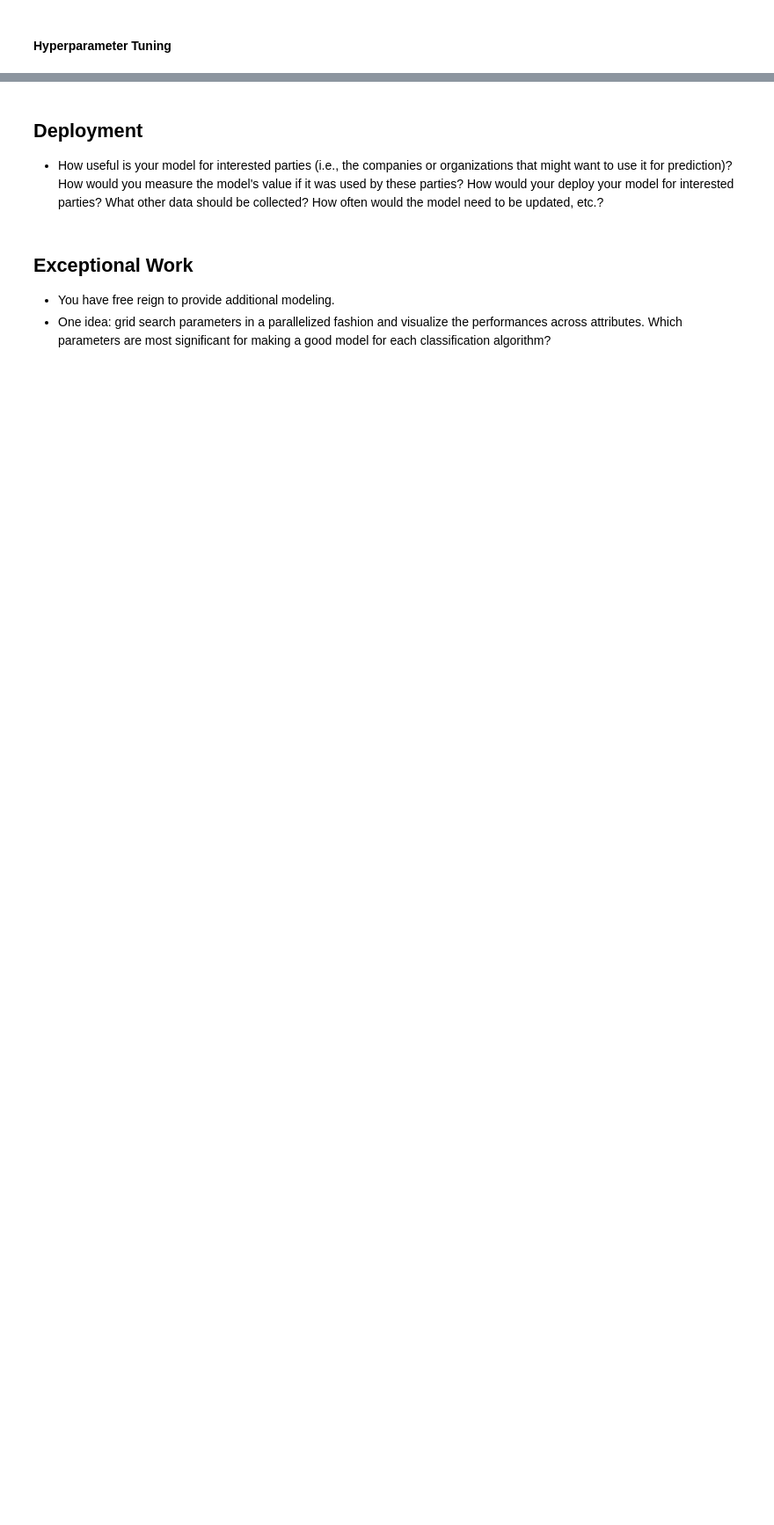
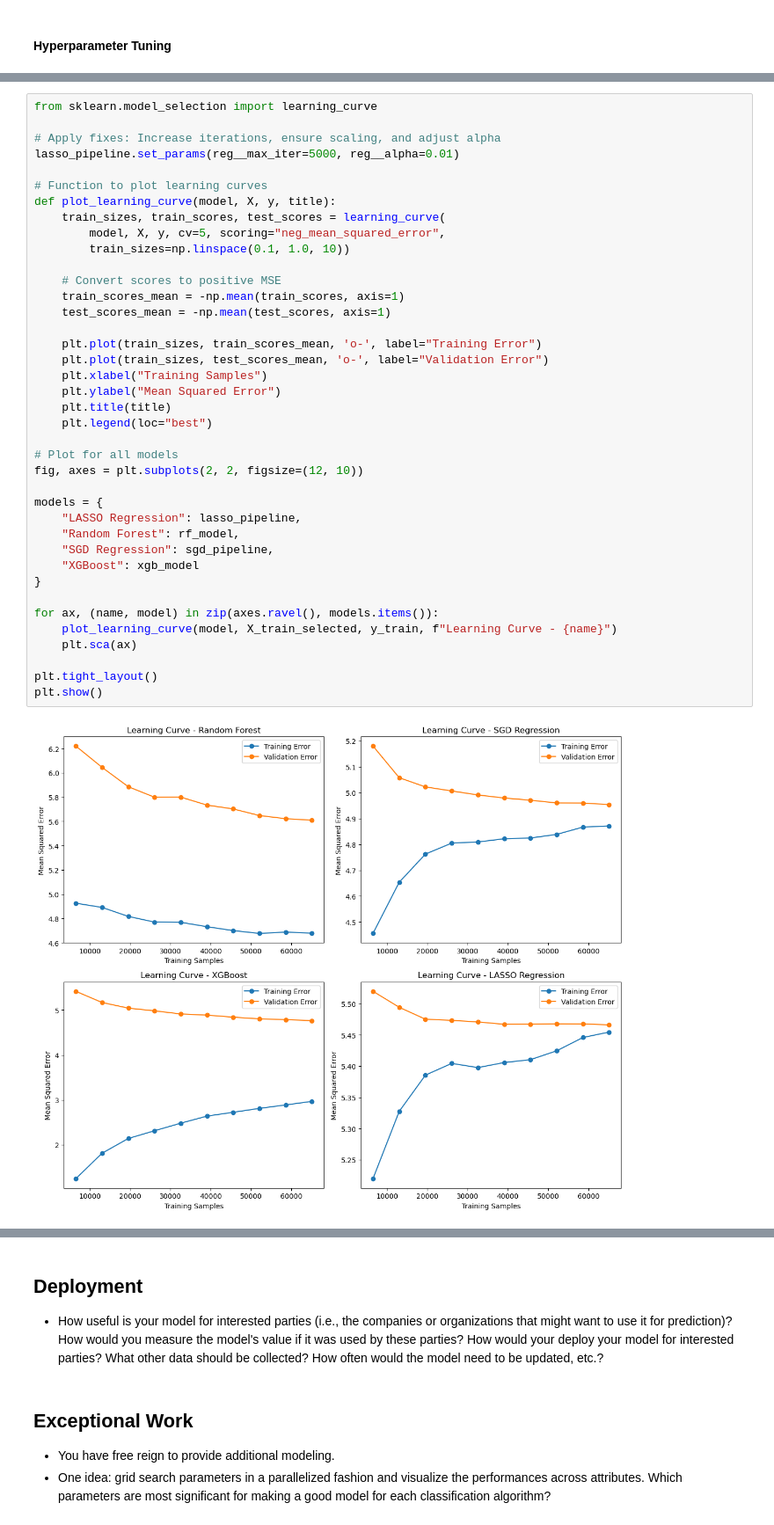
Before and after one commit to kdhenderson/ML7331_team_project, a Jupyter notebook: LabTwo_Classification_KHdraft.ipynb, the cells around one changed output, grey strips where cells are left out. Shown at 88% size. Drawn from its saved outputs; the diff is of its cells as text; blank space fills up the shorter version.

```diff
--- a/LabTwo_Classification_KHdraft.ipynb
+++ b/LabTwo_Classification_KHdraft.ipynb
@@ -738,0 +1064,41 @@ print(results_df)
+# %%
+from sklearn.model_selection import learning_curve
+
+# Apply fixes: Increase iterations, ensure scaling, and adjust alpha
+lasso_pipeline.set_params(reg__max_iter=5000, reg__alpha=0.01)
+
+# Function to plot learning curves
+def plot_learning_curve(model, X, y, title):
+    train_sizes, train_scores, test_scores = learning_curve(
+        model, X, y, cv=5, scoring="neg_mean_squared_error",
+        train_sizes=np.linspace(0.1, 1.0, 10))
+
+    # Convert scores to positive MSE
+    train_scores_mean = -np.mean(train_scores, axis=1)
+    test_scores_mean = -np.mean(test_scores, axis=1)
+
+    plt.plot(train_sizes, train_scores_mean, 'o-', label="Training Error")
+    plt.plot(train_sizes, test_scores_mean, 'o-', label="Validation Error")
+    plt.xlabel("Training Samples")
+    plt.ylabel("Mean Squared Error")
+    plt.title(title)
+    plt.legend(loc="best")
+
+# Plot for all models
+fig, axes = plt.subplots(2, 2, figsize=(12, 10))
+
+models = {
+    "LASSO Regression": lasso_pipeline,
+    "Random Forest": rf_model,
+    "SGD Regression": sgd_pipeline,
+    "XGBoost": xgb_model
+}
+
+for ax, (name, model) in zip(axes.ravel(), models.items()):
+    plot_learning_curve(model, X_train_selected, y_train, f"Learning Curve - {name}")
+    plt.sca(ax)
+
+plt.tight_layout()
+plt.show()
+# %% [output]
+[figure, added]
```
Also changed, not shown: parts of 20 cells of this notebook.
